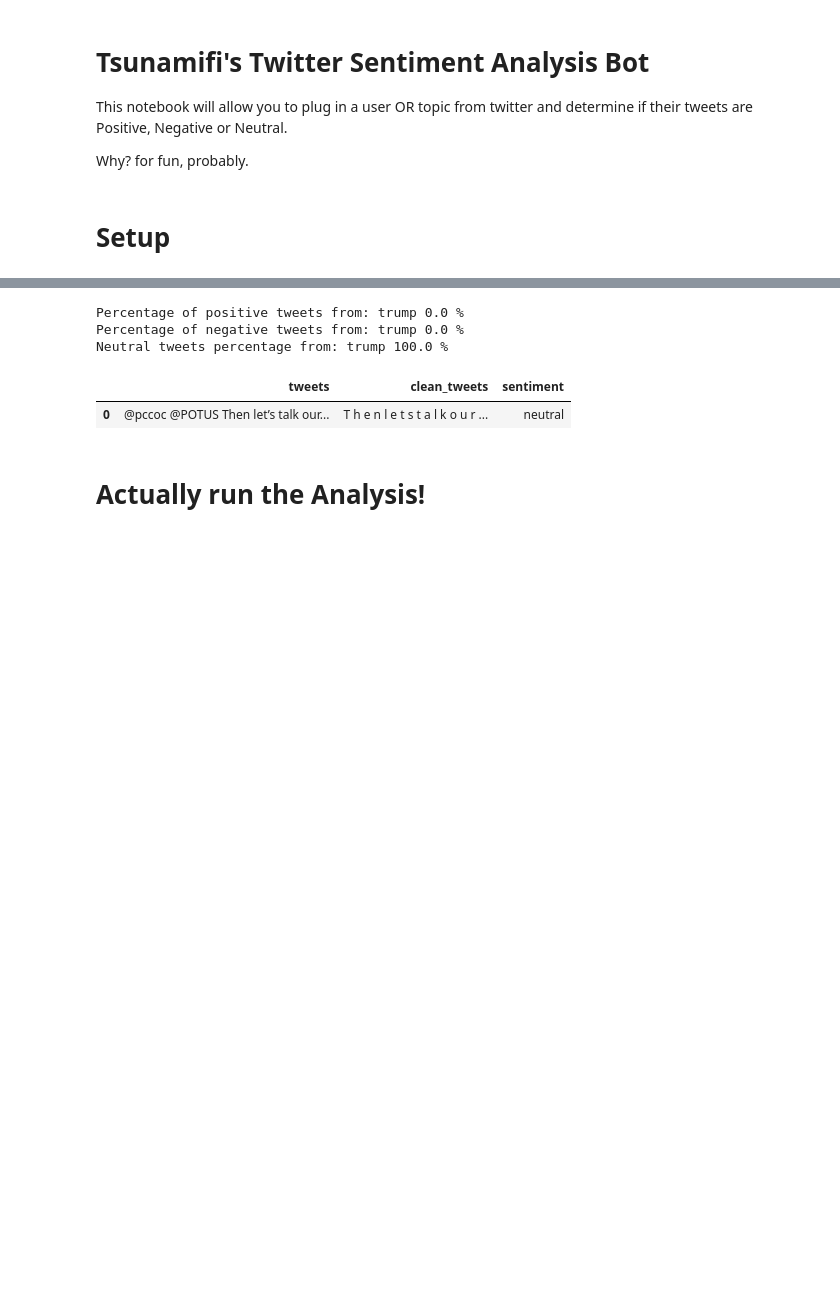
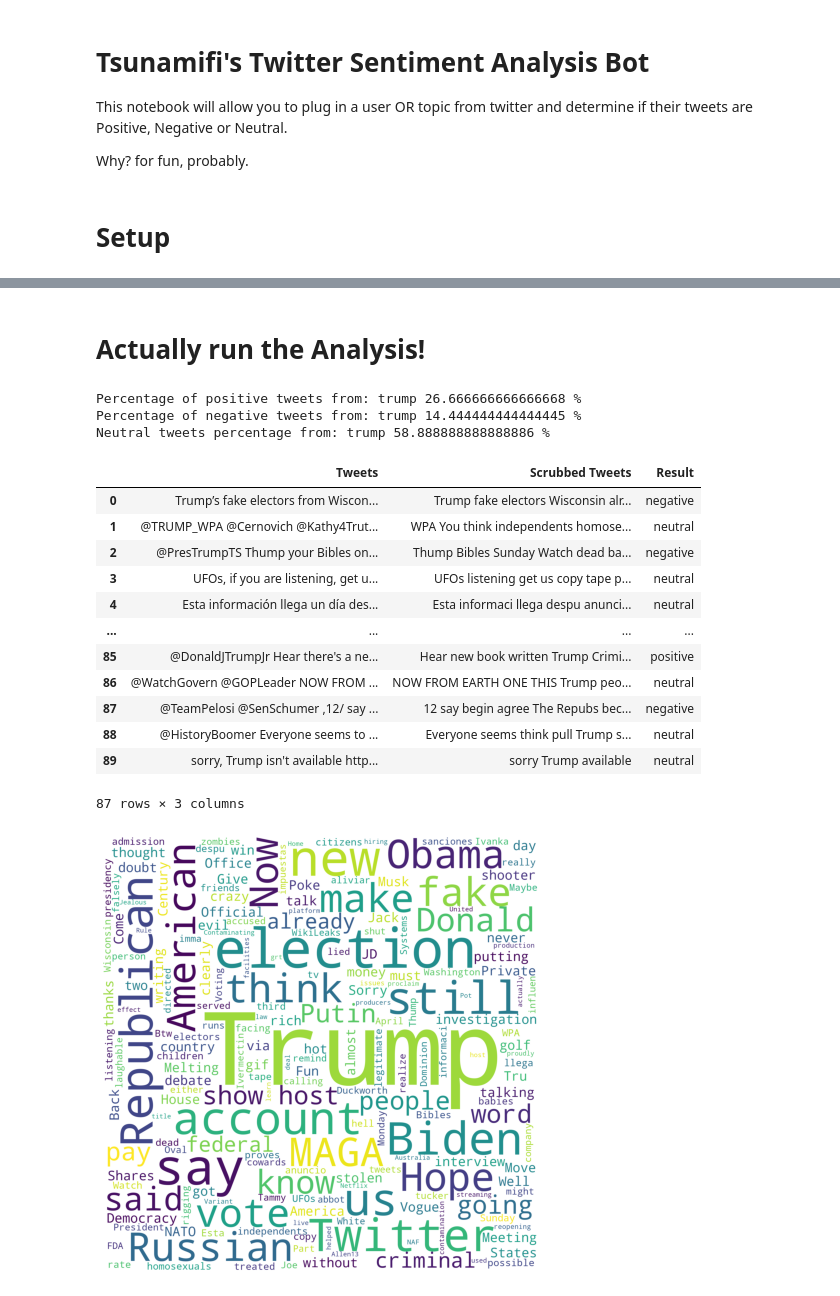
Before and after one commit to tsunamifi/Tsunamifi-s-Tweet-Emotion-Analyzer, a Jupyter notebook: tsunamifis_twittr_sentiment_analysis_botv1.ipynb, the cells around one changed output, grey strips where cells are left out. Cells and saved outputs as stored; diff of their text form; code cells hidden in the pictures; blank space fills up the shorter version.

```diff
--- a/tsunamifis_twittr_sentiment_analysis_botv1.ipynb
+++ b/tsunamifis_twittr_sentiment_analysis_botv1.ipynb
@@ -113,40 +126,59 @@ def fetch_tweets(query, count = 50):
 
 
 # Take off...
-User = "" #@param {type:"string"}
 Topic = "trump" #@param {type: "string"}
 How_Many_Tweets =  200#@param {type:"number"}
 
+def run():
+  tweets = fetch_tweets(query = Topic, count = How_Many_Tweets)
 
-tweets = fetch_tweets(query = Topic, count = 200)
-
-## sort and grab percentages between each type
-## of tweet with pandas..
-df = pd.DataFrame(tweets, columns= ['tweets', 'clean_tweets', 'sentiment'])
+  ## sort and grab percentages between each type
+  ## of tweet with pandas..
+  df = pd.DataFrame(tweets, columns= ['Tweets', 'Scrubbed Tweets', 'Result'])
 
 
-### dropping duplicate tweets too..
-df = df.drop_duplicates(subset='clean_tweets')
-df.to_csv('tweetbank.csv', index= False)
+  ### dropping duplicate tweets too..
+  df = df.drop_duplicates(subset='Scrubbed Tweets')
+  df.to_csv('tweetbank.csv', index= False)
 
-ptweets = df[df['sentiment'] == 'positive']
-print("Percentage of positive tweets from: " + Topic + " {} %".format(100*len(ptweets)/len(tweets)))
+  ptweets = df[df['Result'] == 'positive']
+  print("Percentage of positive tweets from: " + Topic + " {} %".format(100*len(ptweets)/len(tweets)))
 
-ntweets = df[df['sentiment'] == 'negative']
-print("Percentage of negative tweets from: " + Topic + " {} %".format(100*len(ntweets)/len(tweets)))
-print("Neutral tweets percentage from: " + Topic + " {} %  ".format(100*(len(tweets) -(len( ntweets )+len( ptweets)))/len(tweets)))
+  ntweets = df[df['Result'] == 'negative']
+  print("Percentage of negative tweets from: " + Topic + " {} %".format(100*len(ntweets)/len(tweets)))
+  print("Neutral tweets percentage from: " + Topic + " {} %  ".format(100*(len(tweets) -(len( ntweets )+len( ptweets)))/len(tweets)))
 
-display(df)
+  display(df)
+
+  ### generate wordcloud
+  twt = " ".join(df['Scrubbed Tweets'])
+  wordcloud = WordCloud(stopwords=STOPWORDS, background_color='white', width=2000, height=2000).generate(twt)
+  plt.show()
+  fig = plt.figure(1,figsize=(8, 8))
+  plt.axis('off')
+  plt.imshow(wordcloud)
-# %% [output]
-Percentage of positive tweets from: trump 0.0 %
-Percentage of negative tweets from: trump 0.0 %
-Neutral tweets percentage from: trump 100.0 %
-|  | tweets | clean_tweets | sentiment |
-| 0 | @pccoc @POTUS Then let’s talk our... | T h e n l e t s t a l k o u r ... | neutral |
 # %% [markdown]
 # **Actually run the Analysis!**
 # %%
 ## preparing for lift off..
 
     # calling main function
-main()
+run()
+# %% [output]
+Percentage of positive tweets from: trump 26.666666666666668 %
+Percentage of negative tweets from: trump 14.444444444444445 %
+Neutral tweets percentage from: trump 58.888888888888886 %
+|  | Tweets | Scrubbed Tweets | Result |
+| 0 | Trump’s fake electors from Wiscon... | Trump fake electors Wisconsin alr... | negative |
+| 1 | @TRUMP_WPA @Cernovich @Kathy4Trut... | WPA You think independents homose... | neutral |
+| 2 | @PresTrumpTS Thump your Bibles on... | Thump Bibles Sunday Watch dead ba... | negative |
+| 3 | UFOs, if you are listening, get u... | UFOs listening get us copy tape p... | neutral |
+| 4 | Esta información llega un día des... | Esta informaci llega despu anunci... | neutral |
+| ... | ... | ... | ... |
+| 85 | @DonaldJTrumpJr Hear there's a ne... | Hear new book written Trump Crimi... | positive |
+| 86 | @WatchGovern @GOPLeader NOW FROM ... | NOW FROM EARTH ONE THIS Trump peo... | neutral |
+| 87 | @TeamPelosi @SenSchumer ,12/ say ... | 12 say begin agree The Repubs bec... | negative |
+| 88 | @HistoryBoomer Everyone seems to ... | Everyone seems think pull Trump s... | neutral |
+| 89 | sorry, Trump isn't available http... | sorry Trump available | neutral |
+87 rows × 3 columns
+[figure, added]
```
Also changed, not shown: parts of 4 cells of this notebook.
